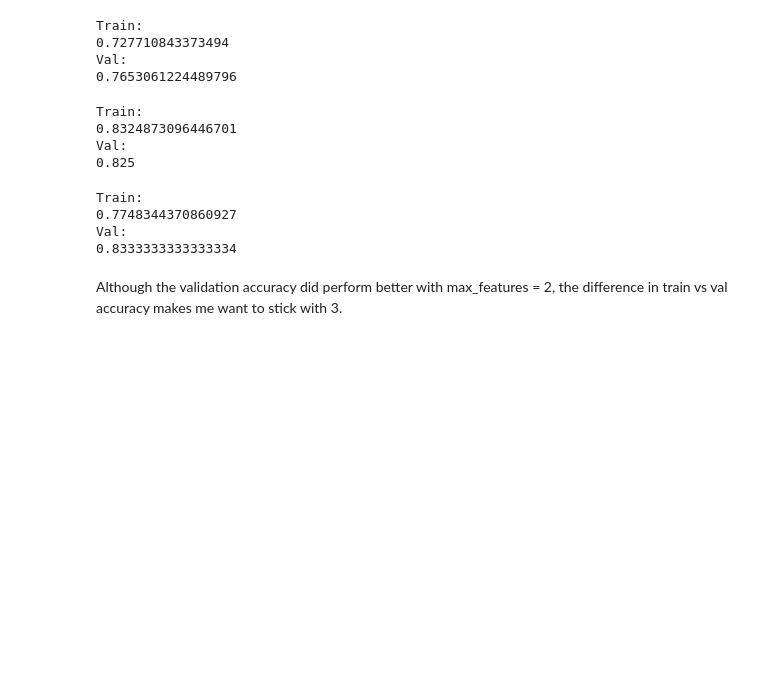
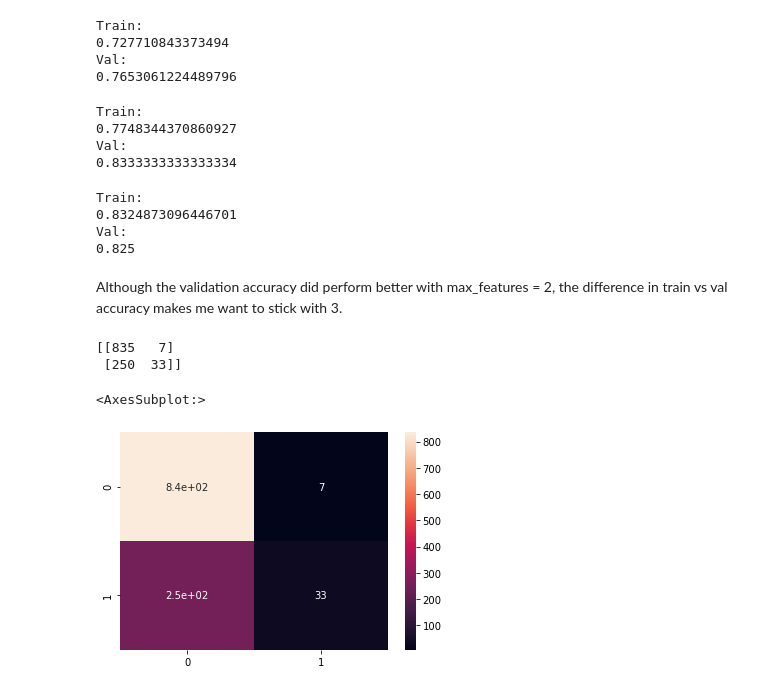
Before and after one commit to Booandlean/Telco_Customer_Churn-, a Jupyter notebook: Recall_modeling.ipynb, the cells around one changed output. Drawn from its saved outputs; the diff is of its cells as text; code cells hidden in the pictures; blank space fills up the shorter version.

```diff
--- a/Recall_modeling.ipynb
+++ b/Recall_modeling.ipynb
@@ -424,6 +452,21 @@ Train:
 0.727710843373494
 Val:
 0.7653061224489796
+# %%
+rf = RandomForestClassifier(n_estimators=30, max_depth=2, max_features=2, random_state = 7)
+
+rf.fit(X_t, y_t)
+train_pred = rf.predict(X_t)
+print("Train:")
+print(recall_score(train_pred, y_t))
+val_pred = rf.predict(X_val)
+print("Val:")
+print(recall_score(val_pred, y_val))
+# %% [output]
+Train:
+0.7748344370860927
+Val:
+0.8333333333333334
 # %%
 rf = RandomForestClassifier(n_estimators=30, max_depth=2, max_features=3, random_state = 7)
 
@@ -439,20 +482,15 @@ Train:
 0.8324873096446701
 Val:
 0.825
-# %%
-rf = RandomForestClassifier(n_estimators=30, max_depth=2, max_features=2, random_state = 7)
-
-rf.fit(X_t, y_t)
-train_pred = rf.predict(X_t)
-print("Train:")
-print(recall_score(train_pred, y_t))
-val_pred = rf.predict(X_val)
-print("Val:")
-print(recall_score(val_pred, y_val))
-# %% [output]
-Train:
-0.7748344370860927
-Val:
-0.8333333333333334
 # %% [markdown]
 Although the validation accuracy did perform better with max_features = 2, the difference in train vs val accuracy  makes me want to stick with 3.
+# %%
+y_hat = rf.predict(X_val)
+cf_mat = confusion_matrix(y_val, y_hat)
+print(cf_mat)
+sns.heatmap(cf_mat, annot=True)
+# %% [output]
+[[835   7]
+ [250  33]]
+<AxesSubplot:>
+[figure, added]
```
Also changed, not shown: parts of 8 cells of this notebook, 5 other files.
